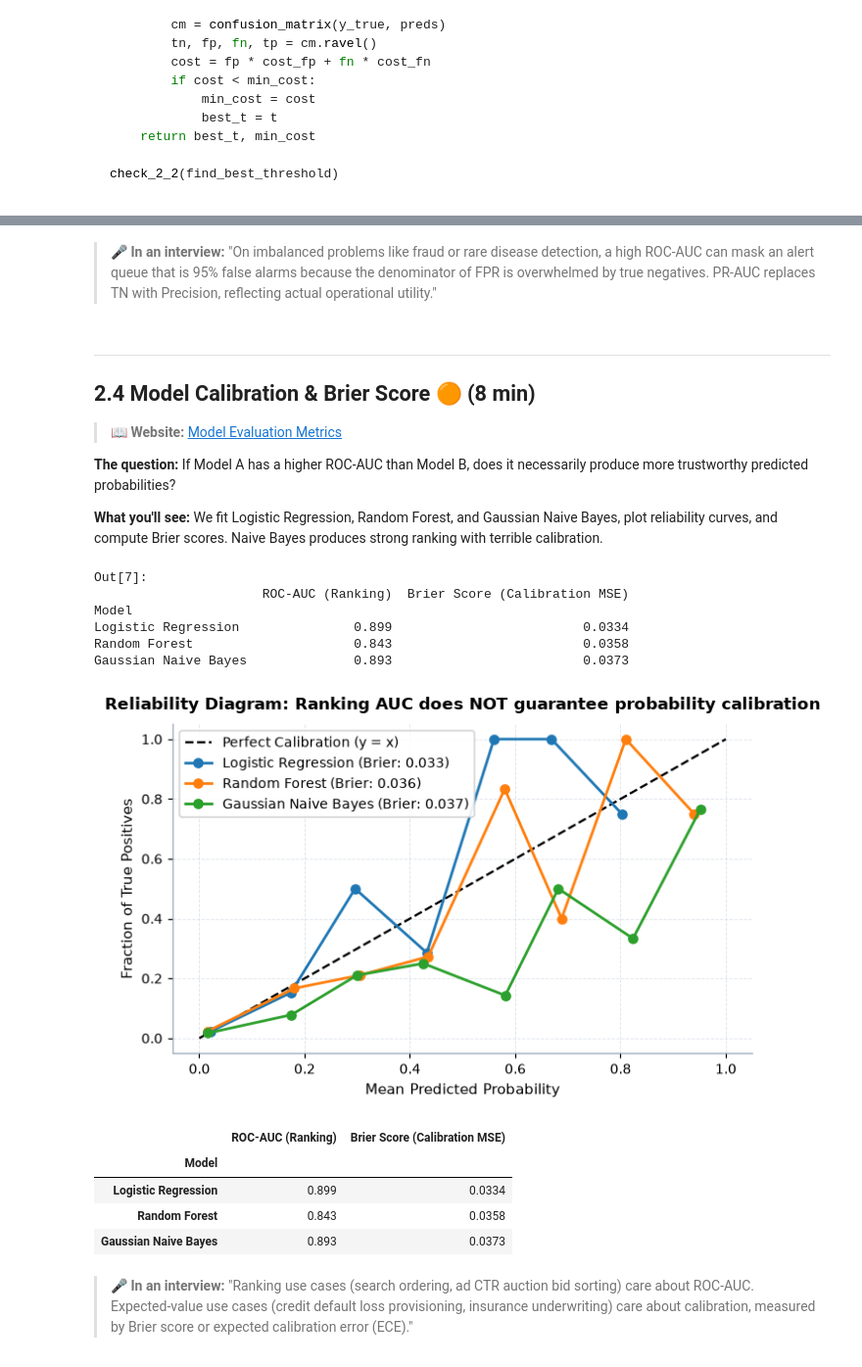
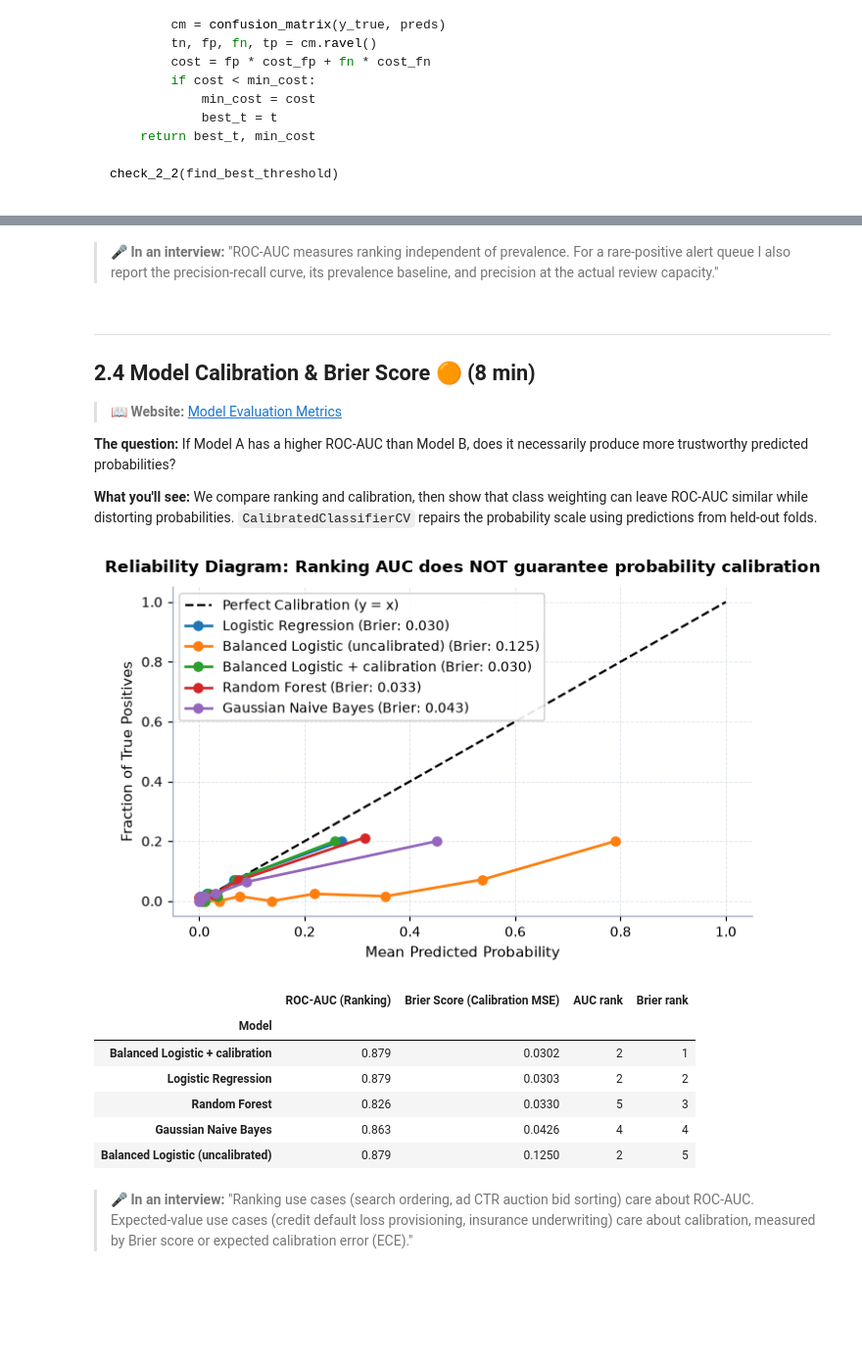
Before and after one commit to kyawmt/machine_learning_fundamental, a Jupyter notebook: notebooks/02_metrics_and_data.ipynb, the cells around one changed output, grey strips where cells are left out. Shown at 98% size. Drawn from its saved outputs; the diff is of its cells as text; code cells hidden in the pictures; folded sections open; blank space fills up the shorter version.

```diff
--- a/notebooks/02_metrics_and_data.ipynb
+++ b/notebooks/02_metrics_and_data.ipynb
@@ -242,5 +267,5 @@ Reason: ROC-AUC's FPR denominator is the massive True Negative pool (FP / (FP +
-# %% [markdown]
-> 🎤 **In an interview:** "On imbalanced problems like fraud or rare disease detection, a high ROC-AUC can mask an alert queue that is 95% false alarms because the denominator of FPR is overwhelmed by true negatives. PR-AUC replaces TN with Precision, reflecting actual operational utility."
+# %% [markdown]
+> 🎤 **In an interview:** "ROC-AUC measures ranking independent of prevalence. For a rare-positive alert queue I also report the precision-recall curve, its prevalence baseline, and precision at the actual review capacity."
 # %% [markdown]
 ---
 ## 2.4 Model Calibration & Brier Score 🟠 (8 min)
@@ -248,7 +273,7 @@ Reason: ROC-AUC's FPR denominator is the massive True Negative pool (FP / (FP +
 
 **The question:** If Model A has a higher ROC-AUC than Model B, does it necessarily produce more trustworthy predicted probabilities?
 
-**What you'll see:** We fit Logistic Regression, Random Forest, and Gaussian Naive Bayes, plot reliability curves, and compute Brier scores. Naive Bayes produces strong ranking with terrible calibration.
+**What you'll see:** We compare ranking and calibration, then show that class weighting can leave ROC-AUC similar while distorting probabilities. `CalibratedClassifierCV` repairs the probability scale using predictions from held-out folds.
 # %%
 from sklearn.calibration import calibration_curve, CalibratedClassifierCV
 from sklearn.linear_model import LogisticRegression
@@ -260,47 +285,50 @@ df = make_churn_panel(n_users=3000, snapshots_per_user=1, seed=SEED)
 X = df[["tenure_days", "monthly_spend", "logins_30d"]]
 y = df["churned"]
 
 models = {
     "Logistic Regression": LogisticRegression(random_state=SEED),
+    "Balanced Logistic (uncalibrated)": LogisticRegression(class_weight="balanced", random_state=SEED),
+    "Balanced Logistic + calibration": CalibratedClassifierCV(
+        LogisticRegression(class_weight="balanced", random_state=SEED), method="sigmoid", cv=5
+    ),
     "Random Forest": RandomForestClassifier(random_state=SEED, n_estimators=50),
     "Gaussian Naive Bayes": GaussianNB(),
 }
 
 plt.figure(figsize=(7, 4))
 plt.plot([0, 1], [0, 1], "k--", label="Perfect Calibration (y = x)")
 
 calib_summary = []
 for name, m in models.items():
     m.fit(X[:2000], y[:2000])
     probs = m.predict_proba(X[2000:])[:, 1]
-    prob_true, prob_pred = calibration_curve(y[2000:], probs, n_bins=8)
+    prob_true, prob_pred = calibration_curve(y[2000:], probs, n_bins=8, strategy="quantile")
 
     auc = roc_auc_score(y[2000:], probs)
     brier = brier_score_loss(y[2000:], probs)
     calib_summary.append({"Model": name, "ROC-AUC (Ranking)": np.round(auc, 3), "Brier Score (Calibration MSE)": np.round(brier, 4)})
 
     plt.plot(prob_pred, prob_true, "o-", label=f"{name} (Brier: {brier:.3f})", lw=1.8)
 
 plt.title("Reliability Diagram: Ranking AUC does NOT guarantee probability calibration")
 plt.xlabel("Mean Predicted Probability")
 plt.ylabel("Fraction of True Positives")
 plt.legend()
 plt.show()
 
-pd.DataFrame(calib_summary).set_index("Model")
+calib_df = pd.DataFrame(calib_summary).set_index("Model")
+calib_df["AUC rank"] = calib_df["ROC-AUC (Ranking)"].rank(ascending=False).astype(int)
+calib_df["Brier rank"] = calib_df["Brier Score (Calibration MSE)"].rank().astype(int)
+calib_df.sort_values("Brier Score (Calibration MSE)")
 # %% [output]
-Out[7]:
-                      ROC-AUC (Ranking)  Brier Score (Calibration MSE)
-Model
-Logistic Regression               0.899                         0.0334
-Random Forest                     0.843                         0.0358
-Gaussian Naive Bayes              0.893                         0.0373
-[figure, old version]
+[figure, new version]
-|  | ROC-AUC (Ranking) | Brier Score (Calibration MSE) |
-| Model |  |  |
-| Logistic Regression | 0.899 | 0.0334 |
-| Random Forest | 0.843 | 0.0358 |
-| Gaussian Naive Bayes | 0.893 | 0.0373 |
+|  | ROC-AUC (Ranking) | Brier Score (Calibration MSE) | AUC rank | Brier rank |
+| Model |  |  |  |  |
+| Balanced Logistic + calibration | 0.879 | 0.0302 | 2 | 1 |
+| Logistic Regression | 0.879 | 0.0303 | 2 | 2 |
+| Random Forest | 0.826 | 0.0330 | 5 | 3 |
+| Gaussian Naive Bayes | 0.863 | 0.0426 | 4 | 4 |
+| Balanced Logistic (uncalibrated) | 0.879 | 0.1250 | 2 | 5 |
 # %% [markdown]
 > 🎤 **In an interview:** "Ranking use cases (search ordering, ad CTR auction bid sorting) care about ROC-AUC. Expected-value use cases (credit default loss provisioning, insurance underwriting) care about calibration, measured by Brier score or expected calibration error (ECE)."
 # %% [markdown]
```
Also changed, not shown: parts of 27 cells of this notebook, 18 other files.
